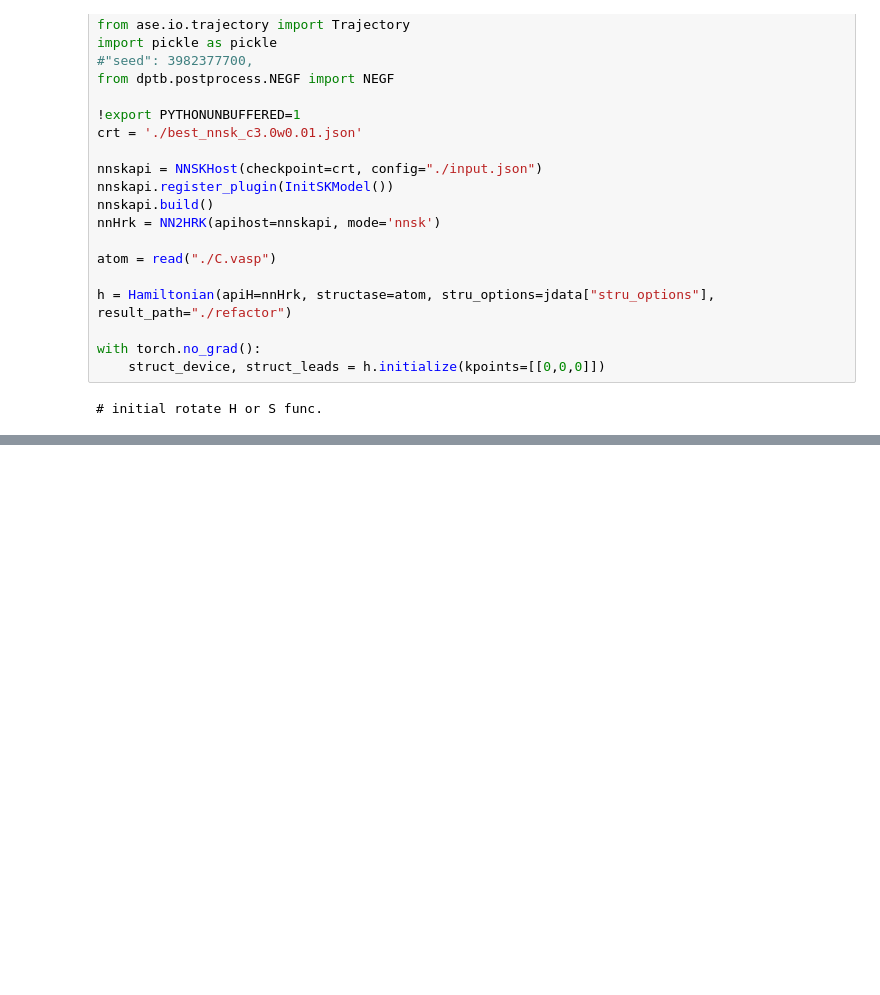
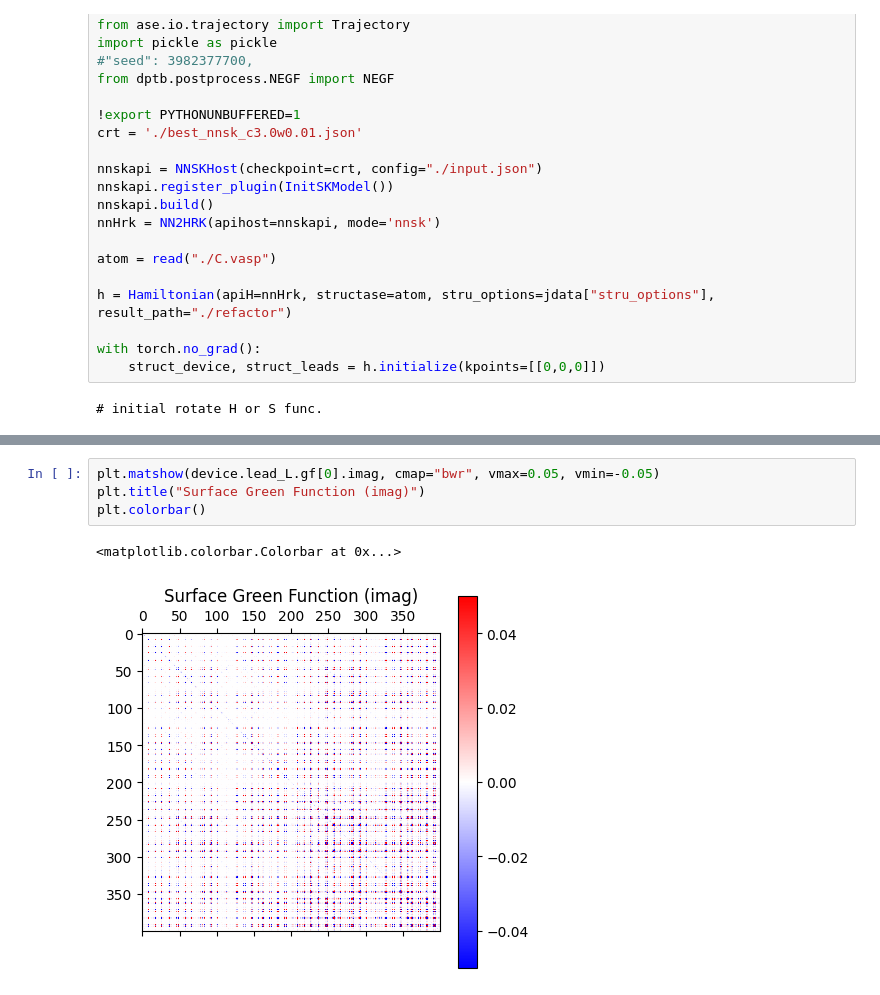
Before and after one commit to Cautumn/deeptb, a Jupyter notebook: examples/negf/negf.ipynb, the cells around one changed output, grey strips where cells are left out. Saved outputs shown, nothing was run; the diff lists cells and outputs as text; blank space fills up the shorter version.

```diff
--- a/examples/negf/negf.ipynb
+++ b/examples/negf/negf.ipynb
@@ -447,0 +309,7 @@ least_squares(f, psi, (-1,1))
+# %%
+plt.matshow(device.lead_L.gf[0].imag, cmap="bwr", vmax=0.05, vmin=-0.05)
+plt.title("Surface Green Function (imag)")
+plt.colorbar()
+# %% [output]
+<matplotlib.colorbar.Colorbar at 0x...>
+[figure, added]
```
Also changed, not shown: parts of 40 cells of this notebook, 10 other files.
